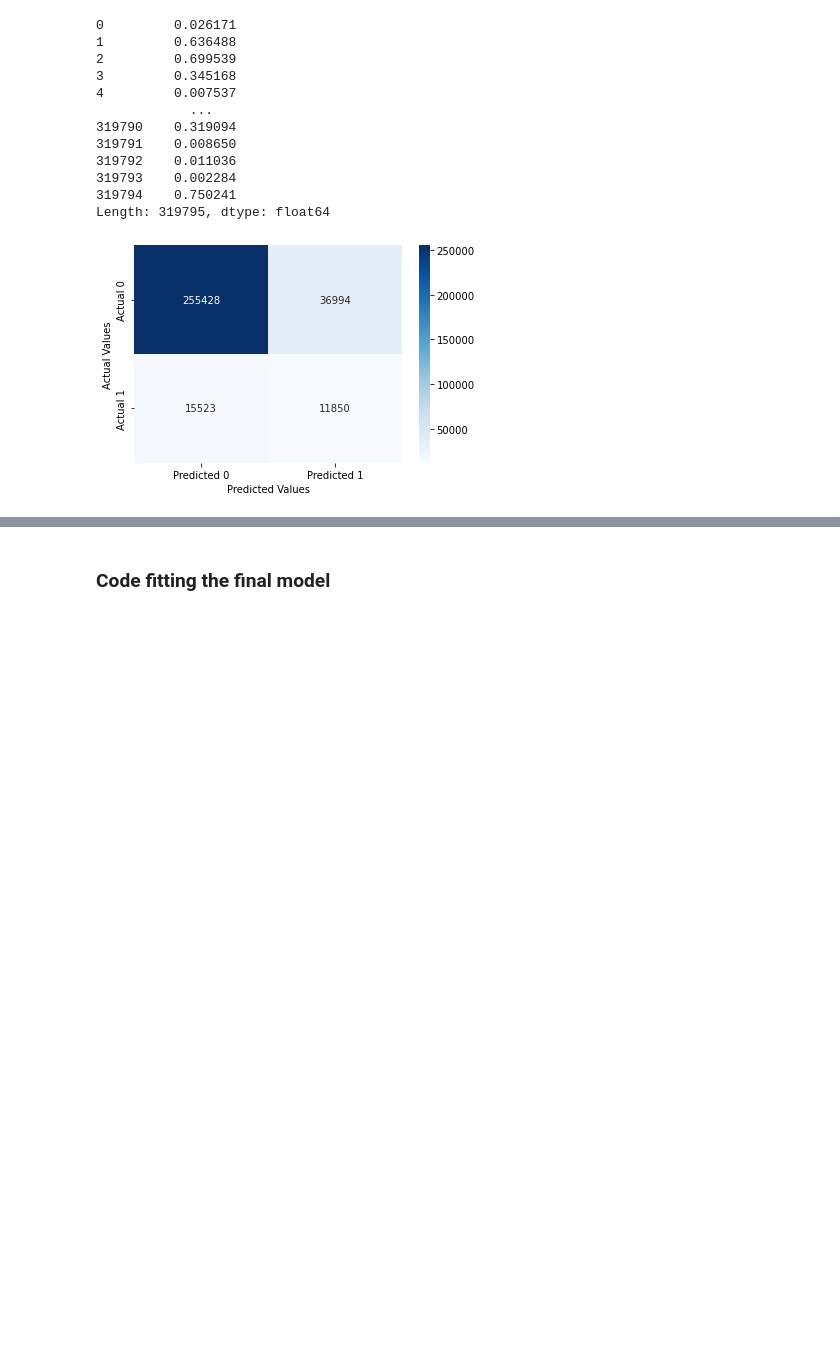
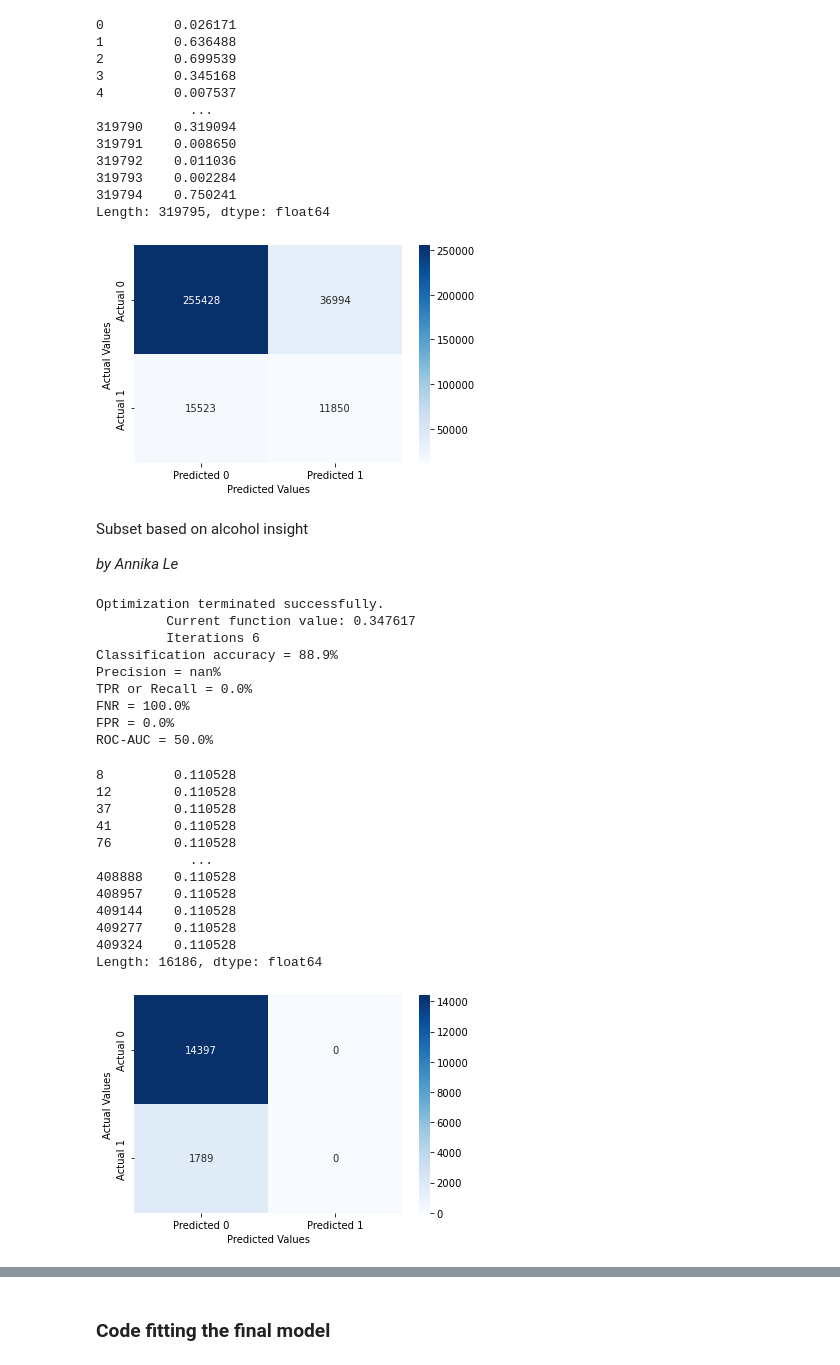
Before and after one commit to JerayuT/Group-5-WQ23-Data-Science, a Jupyter notebook: Project Code Template.ipynb, the cells around one changed output, grey strips where cells are left out. Saved outputs shown, nothing was run; the diff lists cells and outputs as text; code cells hidden in the pictures; blank space fills up the shorter version.

```diff
--- a/Project Code Template.ipynb
+++ b/Project Code Template.ipynb
@@ -574,3 +722,38 @@ ROC-AUC = 77.9%
 319794    0.750241
 Length: 319795, dtype: float64
 [figure]
+# %% [markdown]
+Subset based on alcohol insight
+
+*by Annika Le*
+# %%
+alcohol_yes = train_smote[train_smote.AlcoholDrinking == 1]
+data_alc_yes = data[data.AlcoholDrinking == 1]
+alcohol_no = train_smote[train_smote.AlcoholDrinking == 0]
+data_alc_no = data[data.AlcoholDrinking == 0]
+# %%
+model_alc_yes = sm.logit(formula = 'HeartDisease~1', data = alcohol_yes).fit()
+confusion_matrix_data(alcohol_yes,alcohol_yes.HeartDisease,model_alc_yes,0.6)
+# %% [output]
+Optimization terminated successfully.
+         Current function value: 0.347617
+         Iterations 6
+Classification accuracy = 88.9%
+Precision = nan%
+TPR or Recall = 0.0%
+FNR = 100.0%
+FPR = 0.0%
+ROC-AUC = 50.0%
+8         0.110528
+12        0.110528
+37        0.110528
+41        0.110528
+76        0.110528
+            ...
+408888    0.110528
+408957    0.110528
+409144    0.110528
+409277    0.110528
+409324    0.110528
+Length: 16186, dtype: float64
+[figure, added]
```
Also changed, not shown: parts of 45 cells of this notebook.
